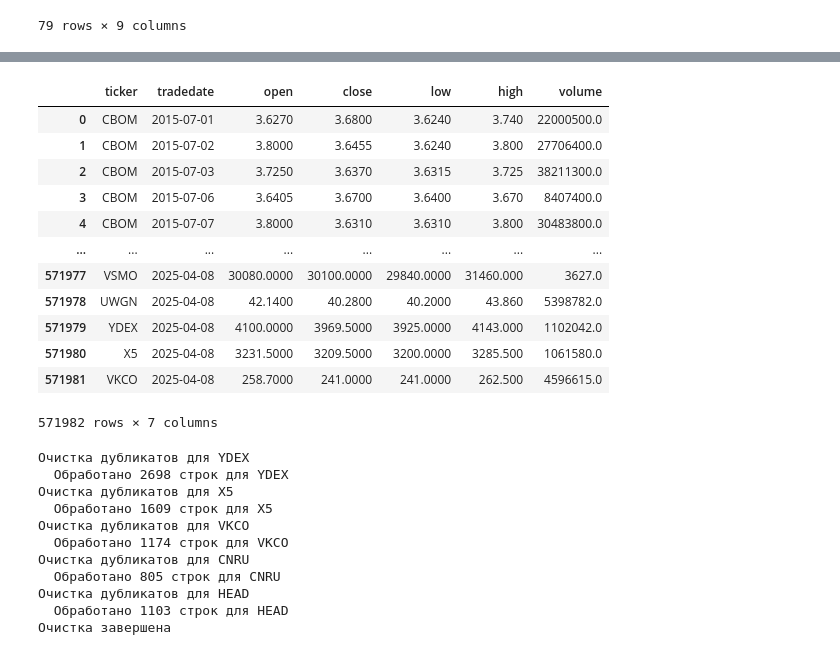
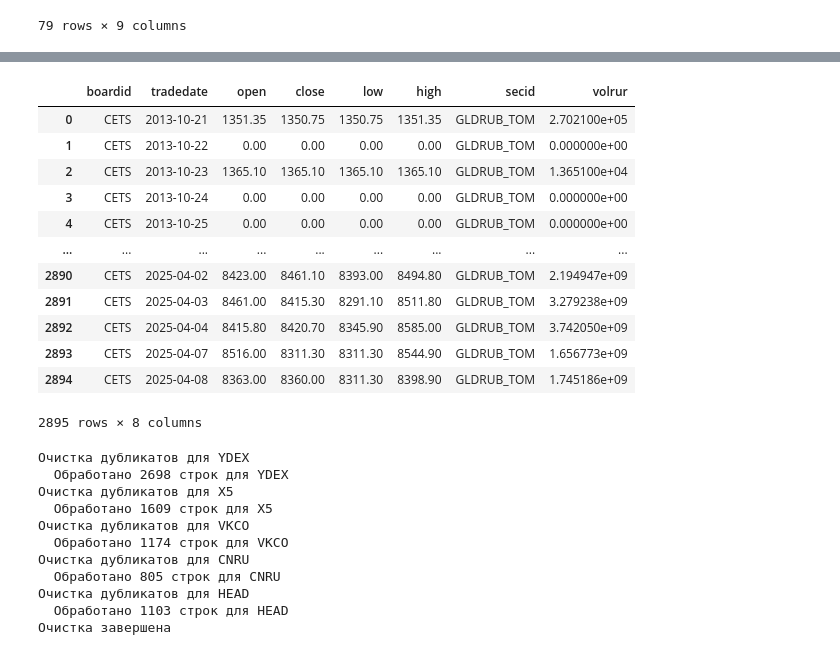
Before and after one commit to AntonYRV/portfolio-builder, a Jupyter notebook: test_port_opt.ipynb, the cells around one changed output, grey strips where cells are left out. Saved outputs shown, nothing was run; the diff lists cells and outputs as text; code cells hidden in the pictures.

```diff
--- a/test_port_opt.ipynb
+++ b/test_port_opt.ipynb
@@ -1060,26 +1148,26 @@ df
 # %%
 import sqlite3
 import pandas as pd
 # 1. Подключаемся к базе
 conn = sqlite3.connect("moex_data.db")
 
 # 2. Получаем список тикеров
-tickers = pd.read_sql("SELECT * FROM stock_values", conn)
+tickers = pd.read_sql("SELECT * FROM currency_values", conn)
 tickers
 # %% [output]
-|  | ticker | tradedate | open | close | low | high | volume |
-| 0 | CBOM | 2015-07-01 | 3.6270 | 3.6800 | 3.6240 | 3.740 | 22000500.0 |
-| 1 | CBOM | 2015-07-02 | 3.8000 | 3.6455 | 3.6240 | 3.800 | 27706400.0 |
-| 2 | CBOM | 2015-07-03 | 3.7250 | 3.6370 | 3.6315 | 3.725 | 38211300.0 |
-| 3 | CBOM | 2015-07-06 | 3.6405 | 3.6700 | 3.6400 | 3.670 | 8407400.0 |
-| 4 | CBOM | 2015-07-07 | 3.8000 | 3.6310 | 3.6310 | 3.800 | 30483800.0 |
-| ... | ... | ... | ... | ... | ... | ... | ... |
-| 571977 | VSMO | 2025-04-08 | 30080.0000 | 30100.0000 | 29840.0000 | 31460.000 | 3627.0 |
-| 571978 | UWGN | 2025-04-08 | 42.1400 | 40.2800 | 40.2000 | 43.860 | 5398782.0 |
-| 571979 | YDEX | 2025-04-08 | 4100.0000 | 3969.5000 | 3925.0000 | 4143.000 | 1102042.0 |
-| 571980 | X5 | 2025-04-08 | 3231.5000 | 3209.5000 | 3200.0000 | 3285.500 | 1061580.0 |
-| 571981 | VKCO | 2025-04-08 | 258.7000 | 241.0000 | 241.0000 | 262.500 | 4596615.0 |
+|  | boardid | tradedate | open | close | low | high | secid | volrur |
+| 0 | CETS | 2013-10-21 | 1351.35 | 1350.75 | 1350.75 | 1351.35 | GLDRUB_TOM | 2.702100e+05 |
+| 1 | CETS | 2013-10-22 | 0.00 | 0.00 | 0.00 | 0.00 | GLDRUB_TOM | 0.000000e+00 |
+| 2 | CETS | 2013-10-23 | 1365.10 | 1365.10 | 1365.10 | 1365.10 | GLDRUB_TOM | 1.365100e+04 |
+| 3 | CETS | 2013-10-24 | 0.00 | 0.00 | 0.00 | 0.00 | GLDRUB_TOM | 0.000000e+00 |
+| 4 | CETS | 2013-10-25 | 0.00 | 0.00 | 0.00 | 0.00 | GLDRUB_TOM | 0.000000e+00 |
+| ... | ... | ... | ... | ... | ... | ... | ... | ... |
+| 2890 | CETS | 2025-04-02 | 8423.00 | 8461.10 | 8393.00 | 8494.80 | GLDRUB_TOM | 2.194947e+09 |
+| 2891 | CETS | 2025-04-03 | 8461.00 | 8415.30 | 8291.10 | 8511.80 | GLDRUB_TOM | 3.279238e+09 |
+| 2892 | CETS | 2025-04-04 | 8415.80 | 8420.70 | 8345.90 | 8585.00 | GLDRUB_TOM | 3.742050e+09 |
+| 2893 | CETS | 2025-04-07 | 8516.00 | 8311.30 | 8311.30 | 8544.90 | GLDRUB_TOM | 1.656773e+09 |
+| 2894 | CETS | 2025-04-08 | 8363.00 | 8360.00 | 8311.30 | 8398.90 | GLDRUB_TOM | 1.745186e+09 |
-571982 rows × 7 columns
+2895 rows × 8 columns
 # %%
 #ЭТО ОН!!!!!!!!!!!!!!!!!!!!!!!!!!!!!!!!!!!!!!!!!!!!!!!
 import sqlite3
```
Also changed, not shown: parts of 4 cells of this notebook, 6 other files.
